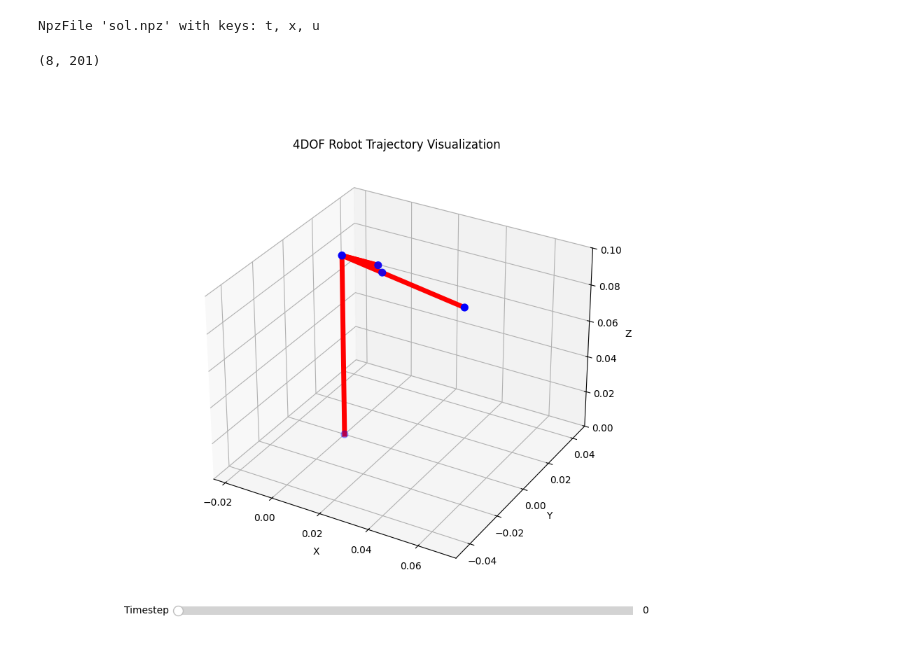
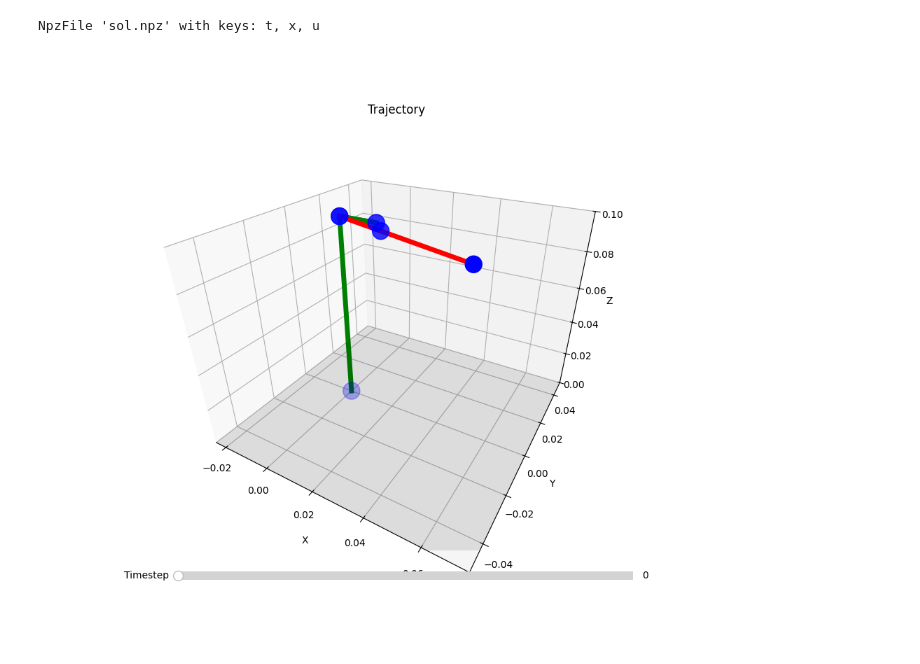
Before and after one commit to NovelMobileRobotsLab/rock, a Jupyter notebook: trajopt/casadi/firsttry.ipynb, the cells around one changed output. Drawn from its saved outputs; the diff is of its cells as text; code cells hidden in the pictures.

```diff
--- a/trajopt/casadi/firsttry.ipynb
+++ b/trajopt/casadi/firsttry.ipynb
@@ -447,10 +447,6 @@ solload = np.load('sol.npz')
 solload
 # %% [output]
 NpzFile 'sol.npz' with keys: t, x, u
-# %%
-solload['x'].shape
-# %% [output]
-(8, 201)
 # %%
 from numpy import sin, cos
 [h, r, m, g, h2,  Isx, Isy, Isz,  Iax, Iay, Iaz] = [0.1, 0.05, 0.5, 9.81, -0.01,  9E-4, 9E-4, 25E-4,  4E-9, 9E-9, 9E-9]
@@ -535,6 +531,9 @@ num_timesteps = x.shape[1]  # Second dimension is time
 fig = plt.figure(figsize=(10, 8))
 ax = fig.add_subplot(111, projection='3d')
 
+ax.set_proj_type('persp', focal_length=0.2)
+
+
 # Create slider axes
 slider_ax = plt.axes([0.2, 0.05, 0.65, 0.03])
 
@@ -547,16 +546,23 @@ n_points = key_points.shape[0]
 
 # Plot points
 points = ax.scatter(key_points[:, 0], key_points[:, 1], key_points[:, 2],
-                    color='blue', s=50)
+                    color='blue', s=300)
 
 # Plot connections with thick line segments
-lines = []
-for i in range(n_points - 1):
+lines_shell = []
+lines_pen = []
+for i in range(0, 3):
+    line, = ax.plot([key_points[i, 0], key_points[i+1, 0]],
+                    [key_points[i, 1], key_points[i+1, 1]],
+                    [key_points[i, 2], key_points[i+1, 2]],
+                    linewidth=5, color='green')
+    lines_shell.append(line)
+for i in range(3, n_points - 1):
     line, = ax.plot([key_points[i, 0], key_points[i+1, 0]],
                     [key_points[i, 1], key_points[i+1, 1]],
                     [key_points[i, 2], key_points[i+1, 2]],
                     linewidth=5, color='red')
-    lines.append(line)
+    lines_pen.append(line)
 
 # Set axis limits with some padding
 x_data = key_points[:, 0]
@@ -570,44 +576,56 @@ ax.set_xlim(mid_x - max_range/2, mid_x + max_range/2)
 ax.set_ylim(mid_y - max_range/2, mid_y + max_range/2)
 ax.set_zlim(mid_z - max_range/2, mid_z + max_range/2)
 
+x_min, x_max = ax.get_xlim()
+y_min, y_max = ax.get_ylim()
+xx,yy = np.meshgrid(np.linspace(x_min, x_max, 10), np.linspace(y_min, y_max, 10))
+ax.plot_surface(xx, yy, np.zeros_like(xx), color='k', alpha=0.1)
+
+
 # Set labels
 ax.set_xlabel('X')
 ax.set_ylabel('Y')
 ax.set_zlabel('Z')
-ax.set_title('4DOF Robot Trajectory Visualization')
+ax.set_title('Trajectory')
 
 # Create slider
 timestep_slider = Slider(slider_ax, 'Timestep', 0, num_timesteps-1,
                          valinit=0, valstep=1)
 
 # Update function for slider
 def update(val):
     # Get the current timestep from slider
     timestep = int(timestep_slider.val)
 
     # Get joint positions at this timestep (corrected indexing)
     joint_positions = x[:4, timestep]
 
     # Calculate key points
     key_points = get_pts(joint_positions)
 
     # Update points
     points._offsets3d = (key_points[:, 0], key_points[:, 1], key_points[:, 2])
 
     # Update connecting lines
-    for i in range(n_points - 1):
-        lines[i].set_data([key_points[i, 0], key_points[i+1, 0]],
+    for i in range(0, 3):
+        lines_shell[i].set_data([key_points[i, 0], key_points[i+1, 0]],
                           [key_points[i, 1], key_points[i+1, 1]])
-        lines[i].set_3d_properties([key_points[i, 2], key_points[i+1, 2]])
+        lines_shell[i].set_3d_properties([key_points[i, 2], key_points[i+1, 2]])
+    for i in range(3, n_points - 1):
+        lines_pen[i-3].set_data([key_points[i, 0], key_points[i+1, 0]],
+                          [key_points[i, 1], key_points[i+1, 1]])
+        lines_pen[i-3].set_3d_properties([key_points[i, 2], key_points[i+1, 2]])
 
     # Draw the updated plot
     fig.canvas.draw_idle()
 
 # Connect the slider to the update function
 timestep_slider.on_changed(update)
 
+
+
 # Display the plot
 # plt.tight_layout()
 plt.show()
 # %% [output]
-[figure, old version]
+[figure, new version]
```
Also changed, not shown: parts of 5 cells of this notebook, 20 other files.
